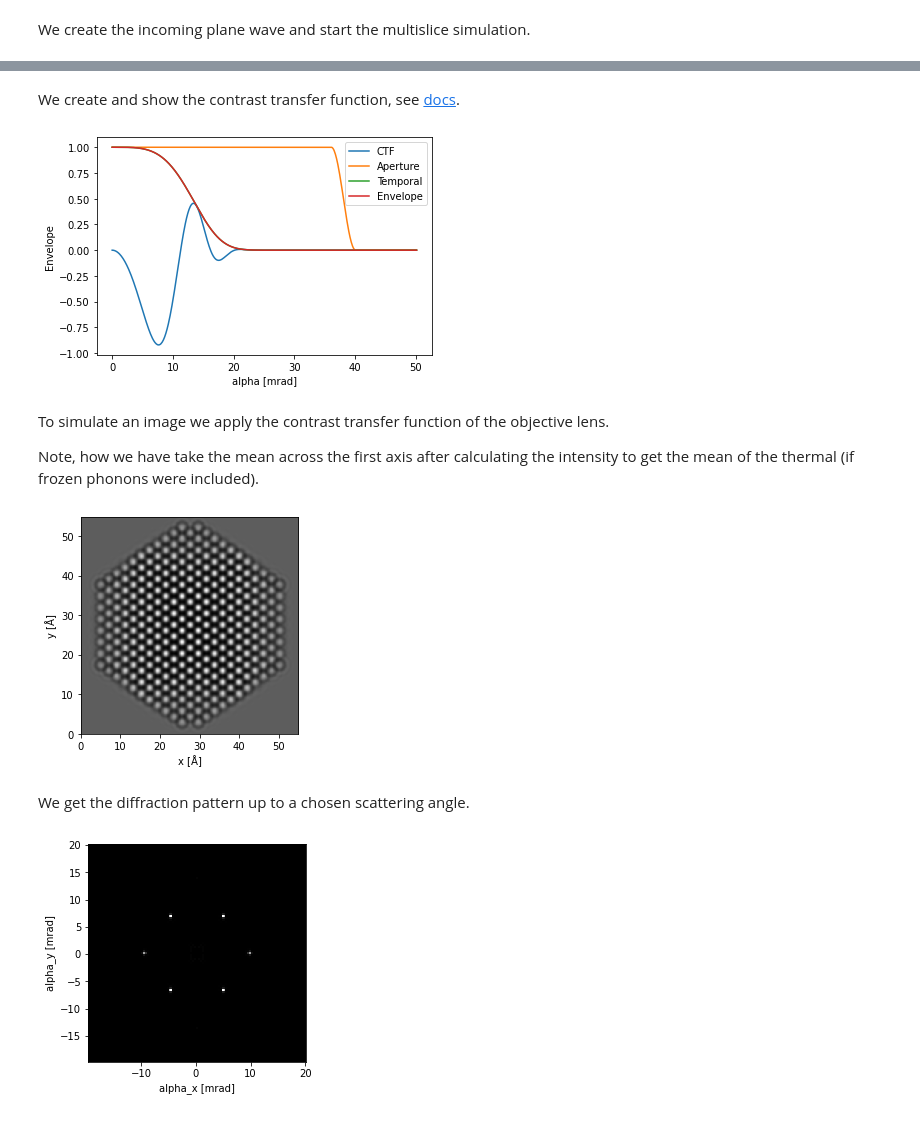
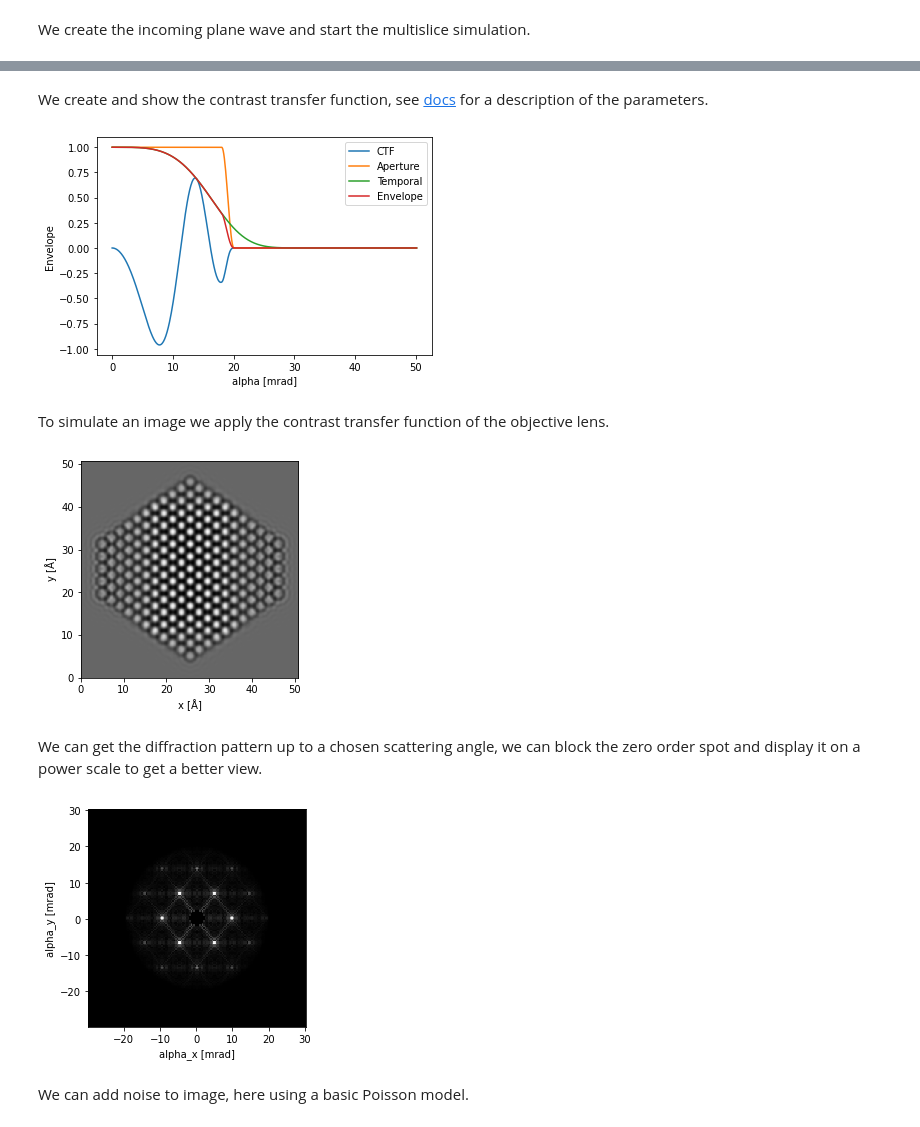
Before and after one commit to abTEM/abTEM, a Jupyter notebook: examples/quickstart/quick_hrtem_and_saed.ipynb, the cells around one changed output, grey strips where cells are left out. Saved outputs shown, nothing was run; the diff lists cells and outputs as text; code cells hidden in the pictures.

```diff
--- a/examples/quickstart/quick_hrtem_and_saed.ipynb
+++ b/examples/quickstart/quick_hrtem_and_saed.ipynb
@@ -19,9 +20,9 @@ We set up an nanoparticle with ASE. THe nanoparticle is rotated to align with th
 # %%
-surfaces = [(1, 0, 0), (1, 1, 0), (1, 1, 1)]
+surfaces = [(1, 0, 0), (1, 1, 0), (1, 1, 1)] # Nanoparticle facets
 
-esurf = [1.0, 1.1, 0.9]
+esurf = [1.0, 1.1, 0.9] # Relative surface energies
 
-size = 3000
+size = 2000 # Target number of atoms
 
 atoms = Atoms(wulff_construction('Au', surfaces, esurf, size, 'fcc', rounding='above'))
 
@@ -69,33 +78,33 @@ exit_wave.intensity().mean(0).show(figsize=(6,6));
 # %% [markdown]
-We create and show the contrast transfer function, see [docs](https://abtem.readthedocs.io/en/latest/walkthrough/05_contrast_transfer_function.html).
+We create and show the contrast transfer function, see [docs](https://abtem.readthedocs.io/en/latest/walkthrough/05_contrast_transfer_function.html) for a description of the parameters.
 # %%
 ctf = CTF(
     energy = wave.energy,
-    semiangle_cutoff = 40, # mrad
-    focal_spread = 60, # Å
+    semiangle_cutoff = 20, # mrad
+    focal_spread = 40, # Å
     defocus = -160, # Å
     Cs = -7e-6 * 1e10, # Å
 )
 
-ctf.show(50);
+ctf.show(max_semiangle=50);
 # %% [output]
-[figure, old version]
+[figure, new version]
 # %% [markdown]
 To simulate an image we apply the contrast transfer function of the objective lens.
-
-Note, how we have take the mean across the first axis after calculating the intensity to get the mean of the thermal (if frozen phonons were included).
 # %%
 image_wave = exit_wave.apply_ctf(ctf)
 
 image_wave.intensity().mean(0).show();
 # %% [output]
-[figure, old version]
+[figure, new version]
 # %% [markdown]
-We get the diffraction pattern up to a chosen scattering angle.
+We can get the diffraction pattern up to a chosen scattering angle, we can block the zero order spot and display it on a power scale to get a better view.
 # %%
-image_wave.diffraction_pattern(max_angle=20, block_zeroth_order=3, ).show();
+image_wave.diffraction_pattern(max_angle=30, block_zeroth_order=2, ).show(power=.3);
 # %% [output]
-[figure, old version]
+[figure, new version]
+# %% [markdown]
+We can add noise to image, here using a basic Poisson model.
 # %%
 from abtem.noise import poisson_noise
 
```
Also changed, not shown: parts of 14 cells of this notebook, 4 other files.
